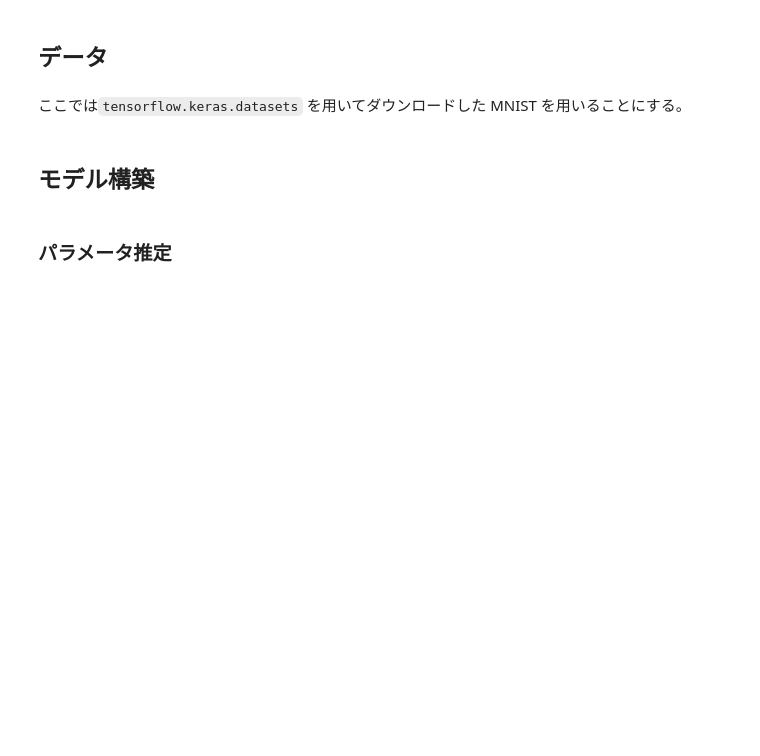
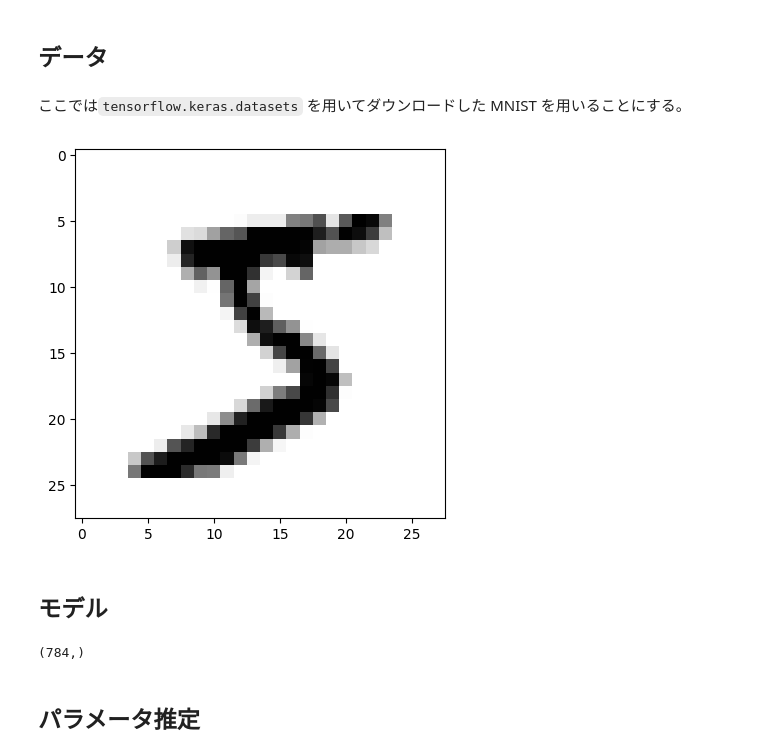
Before and after one commit to Omaam/deep-learning-from-scratch-5-with-jaxflax, a Jupyter notebook: notebooks/vae.ipynb, the cells around one changed output. Cells and saved outputs as stored; diff of their text form; code cells hidden in the pictures; blank space fills up the shorter version.

```diff
--- a/notebooks/vae.ipynb
+++ b/notebooks/vae.ipynb
@@ -31,7 +32,18 @@ train_images = train_images.reshape([-1, 784]).astype('float32') / 255
 test_images = test_images.reshape([-1, 784]).astype('float32') / 255
 train_labels = np.eye(10)[train_labels]
 test_labels = np.eye(10)[test_labels]
+
+train_images = train_images
+test_images = test_images
+# %%
+train_images_original = train_images.reshape(-1, 28, 28)
+
+plt.imshow(train_images_original[0],
+           vmin=0, vmax=1, cmap=plt.cm.gray_r)
+plt.show()
+# %% [output]
+[figure, added]
 # %% [markdown]
-## モデル構築
+## モデル
 # %%
 class Encoder(nn.Module):
@@ -76,4 +92,14 @@ class VAE(nn.Module):
         return x
+# %%
+#@title Tests
+
+x_dammy = train_images[0]
+x_hat = VAE().apply(
+    {'params': VAE().init(random.PRNGKey(0), x_dammy)['params']}, x_dammy
+)
+x_hat.shape
+# %% [output]
+(784,)
 # %% [markdown]
-### パラメータ推定
+## パラメータ推定
 # %%
```
Also changed, not shown: parts of 5 cells of this notebook.
